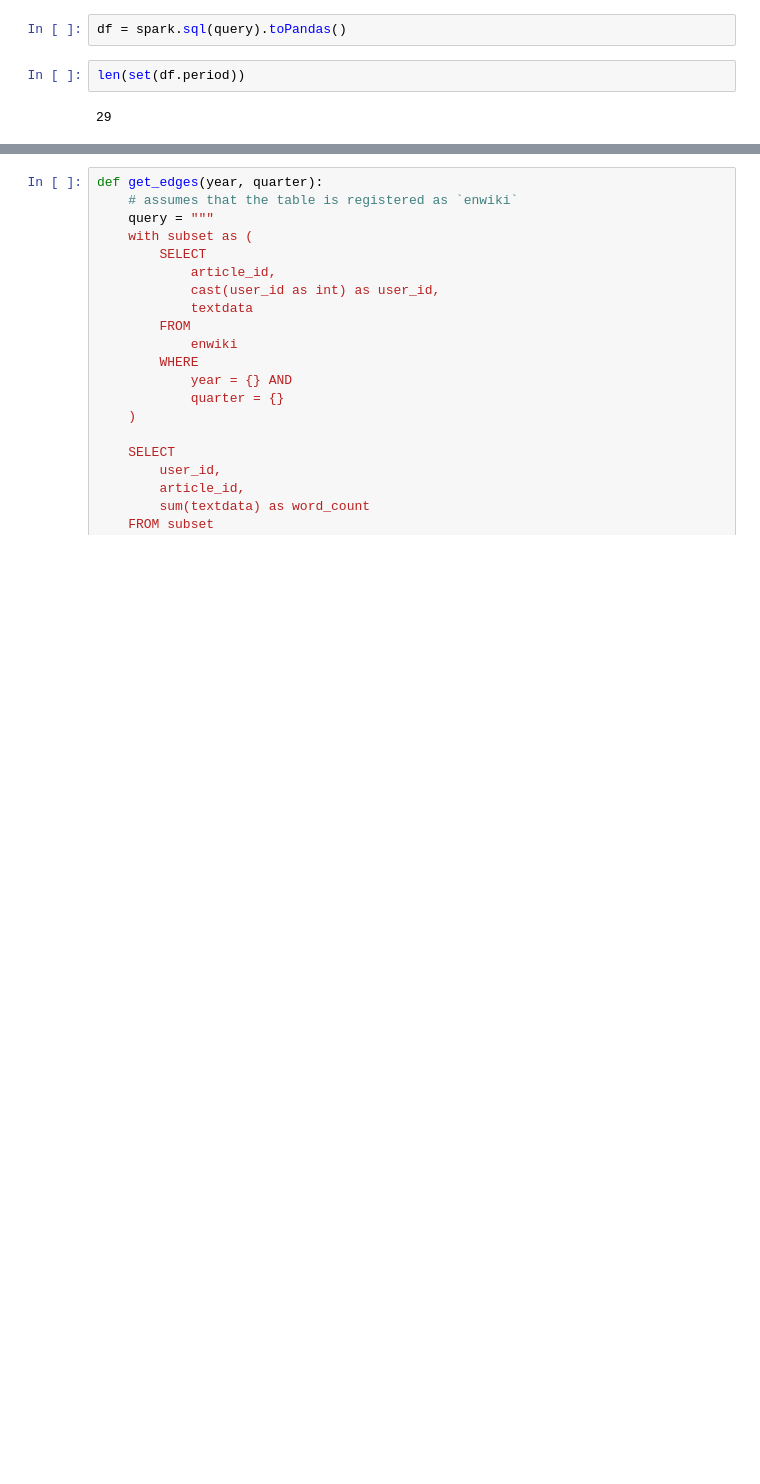
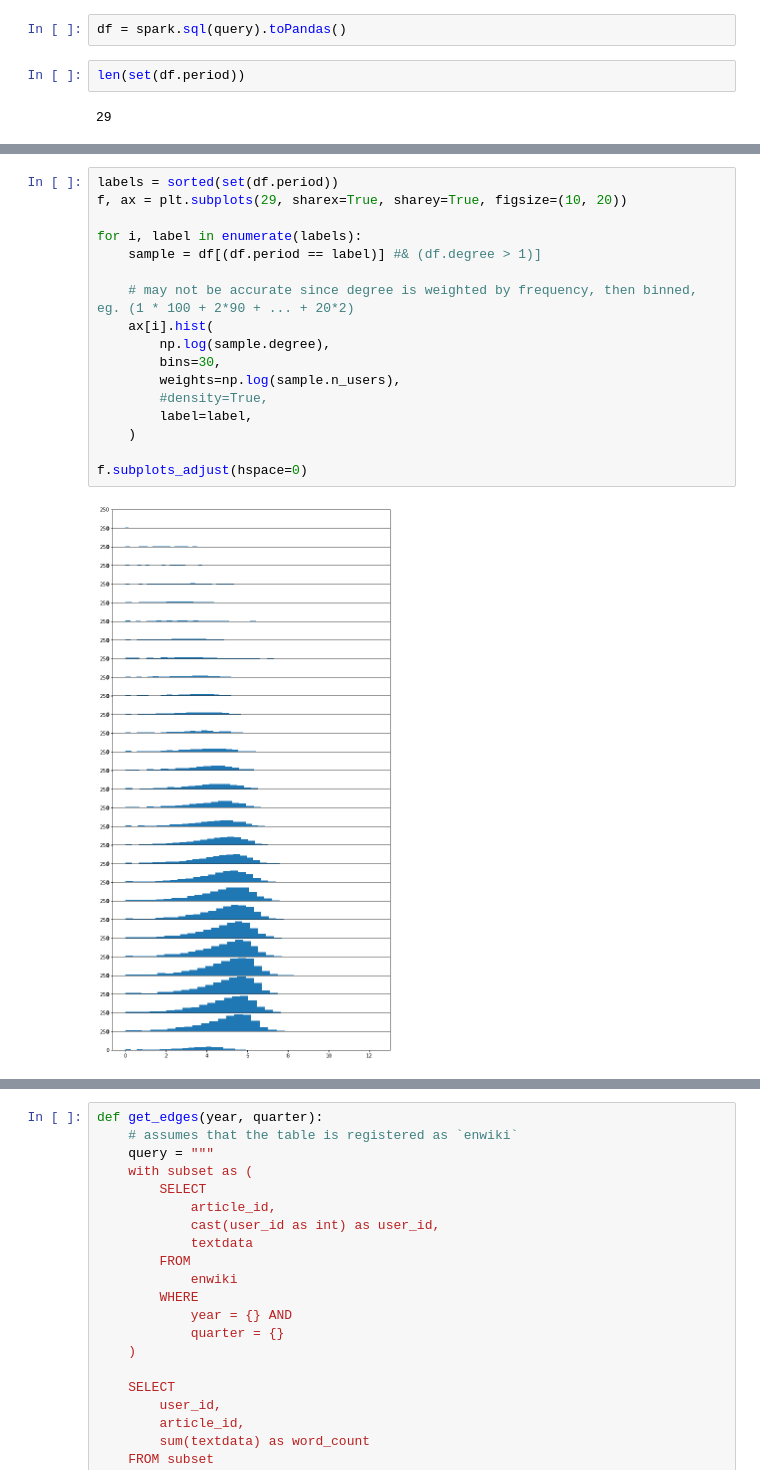
Before and after one commit to cs224w-f18-wikipedia-retention/wikipedia-retention, a Jupyter notebook: notebooks/1.0-amiyaguchi-exploration-degrees.ipynb, the cells around one changed output, grey strips where cells are left out. Cells and saved outputs as stored; diff of their text form; blank space fills up the shorter version.

```diff
--- a/notebooks/1.0-amiyaguchi-exploration-degrees.ipynb
+++ b/notebooks/1.0-amiyaguchi-exploration-degrees.ipynb
@@ -177 +181,20 @@ plt.show()
 [figure]
+# %%
+labels = sorted(set(df.period))
+f, ax = plt.subplots(29, sharex=True, sharey=True, figsize=(10, 20))
+
+for i, label in enumerate(labels):
+    sample = df[(df.period == label)] #& (df.degree > 1)]
+
+    # may not be accurate since degree is weighted by frequency, then binned, eg. (1 * 100 + 2*90 + ... + 20*2)
+    ax[i].hist(
+        np.log(sample.degree),
+        bins=30,
+        weights=np.log(sample.n_users),
+        #density=True,
+        label=label,
+    )
+
+f.subplots_adjust(hspace=0)
+# %% [output]
+[figure, added]
```
Also changed, not shown: parts of 13 cells of this notebook, 1 other file.
